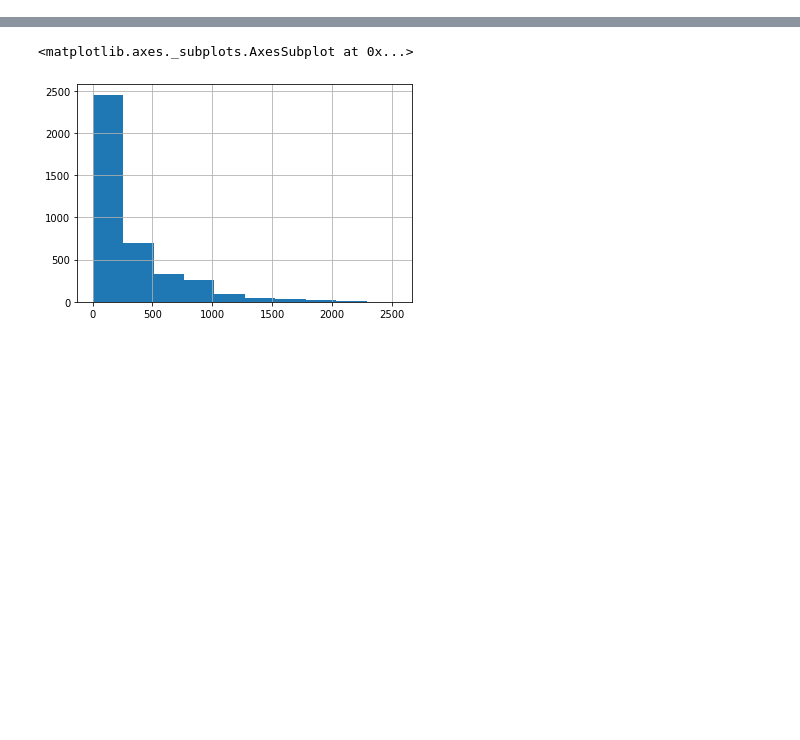
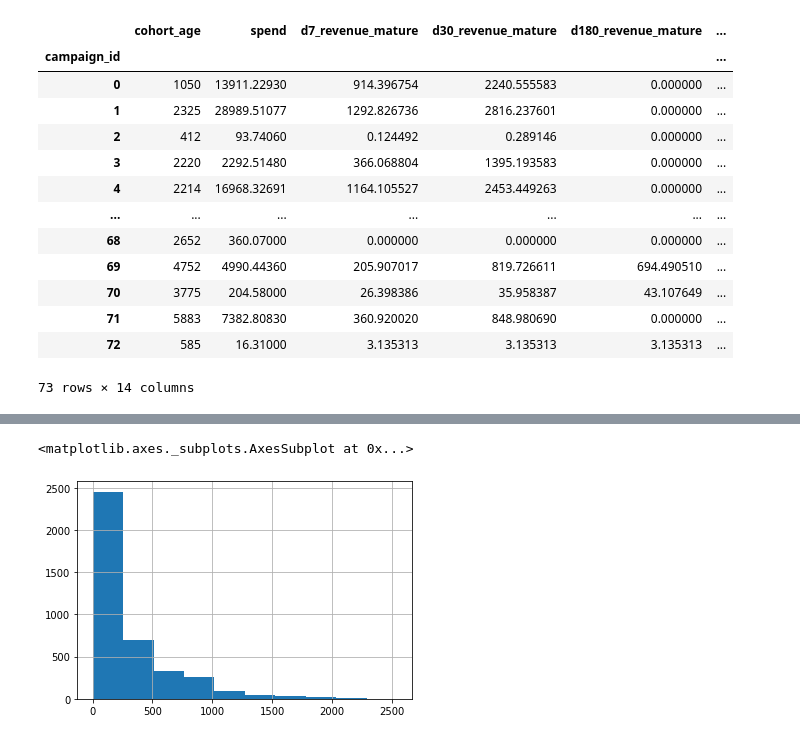
Before and after one commit to jonatancisneros/AzureBlobLearning, a Jupyter notebook: TASK3.ipynb, the cells around one changed output, grey strips where cells are left out. Saved outputs shown, nothing was run; the diff lists cells and outputs as text; code cells hidden in the pictures; blank space fills up the shorter version.

```diff
--- a/TASK3.ipynb
+++ b/TASK3.ipynb
@@ -36,0 +102,17 @@ df.head()
+# %%
+df.groupby(['campaign_id']).sum()
+# %% [output]
+|  | cohort_age | spend | d7_revenue_mature | d30_revenue_mature | d180_revenue_mature | ... |
+| campaign_id |  |  |  |  |  | ... |
+| 0 | 1050 | 13911.22930 | 914.396754 | 2240.555583 | 0.000000 | ... |
+| 1 | 2325 | 28989.51077 | 1292.826736 | 2816.237601 | 0.000000 | ... |
+| 2 | 412 | 93.74060 | 0.124492 | 0.289146 | 0.000000 | ... |
+| 3 | 2220 | 2292.51480 | 366.068804 | 1395.193583 | 0.000000 | ... |
+| 4 | 2214 | 16968.32691 | 1164.105527 | 2453.449263 | 0.000000 | ... |
+| ... | ... | ... | ... | ... | ... | ... |
+| 68 | 2652 | 360.07000 | 0.000000 | 0.000000 | 0.000000 | ... |
+| 69 | 4752 | 4990.44360 | 205.907017 | 819.726611 | 694.490510 | ... |
+| 70 | 3775 | 204.58000 | 26.398386 | 35.958387 | 43.107649 | ... |
+| 71 | 5883 | 7382.80830 | 360.920020 | 848.980690 | 0.000000 | ... |
+| 72 | 585 | 16.31000 | 3.135313 | 3.135313 | 3.135313 | ... |
+73 rows × 14 columns
```
Also changed, not shown: parts of 12 cells of this notebook.
